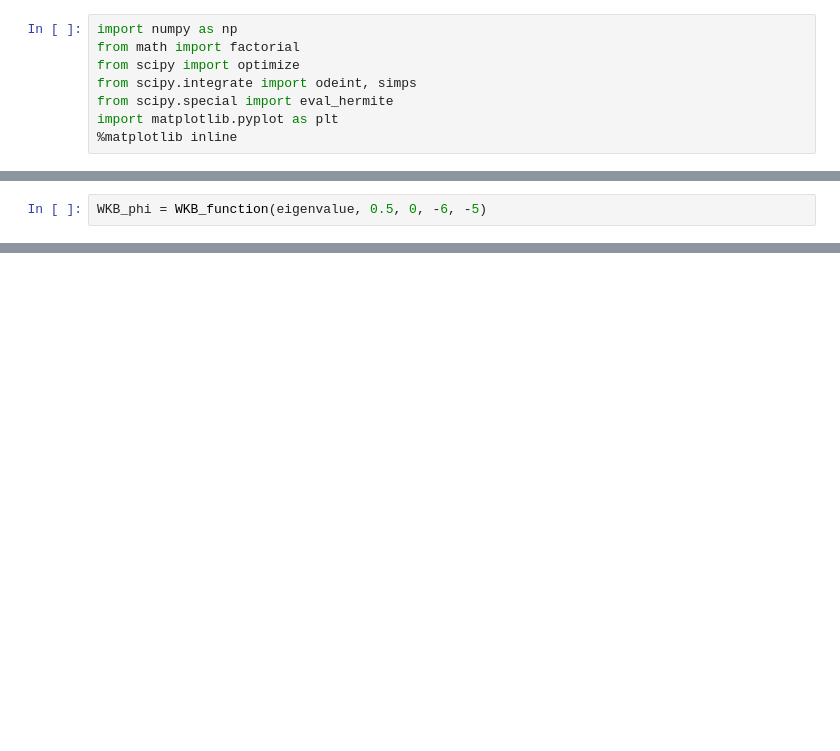
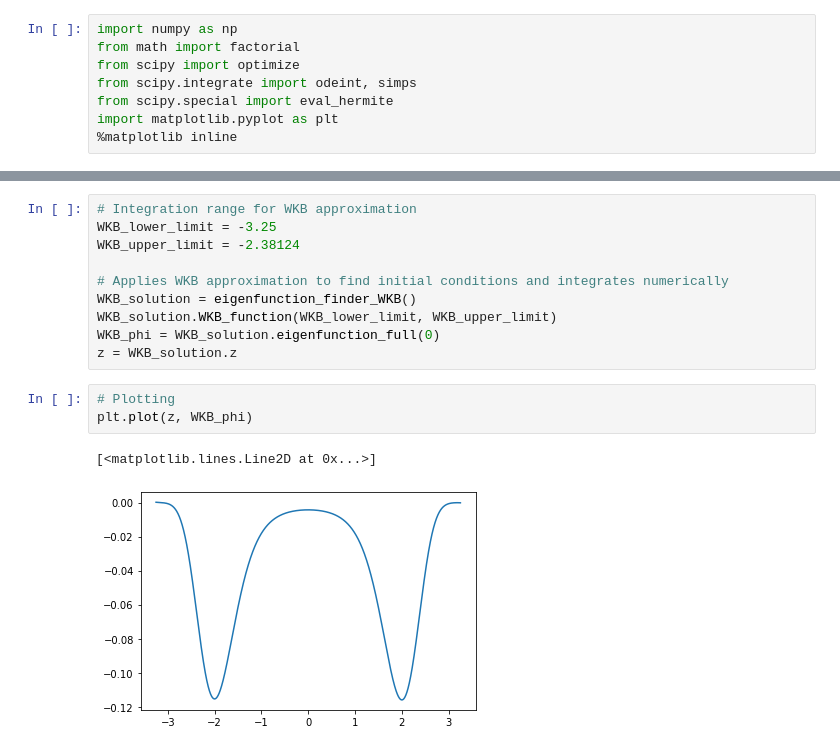
Before and after one commit to oleksiysmola/MSci-Project-Solving-the-Fokker-Planck-equation, a Jupyter notebook: Asymmetric Potentials.ipynb, the cells around one changed output, grey strips where cells are left out. Saved outputs shown, nothing was run; the diff lists cells and outputs as text; blank space fills up the shorter version.

Commit message:
Implementated WKB approximation to reproduce some of the asymmetric solutions.

```diff
--- a/Asymmetric Potentials.ipynb
+++ b/Asymmetric Potentials.ipynb
@@ -165,2 +133,0 @@ def WKB_function(eigenvalue, c_1, c_2, lower_limit, upper_limit):
-# %%
-WKB_phi = WKB_function(eigenvalue, 0.5, 0, -6, -5)
@@ -166,0 +268,16 @@ WKB_phi = WKB_function(eigenvalue, 0.5, 0, -6, -5)
+# %%
+# Integration range for WKB approximation
+WKB_lower_limit = -3.25
+WKB_upper_limit = -2.38124
+
+# Applies WKB approximation to find initial conditions and integrates numerically
+WKB_solution = eigenfunction_finder_WKB()
+WKB_solution.WKB_function(WKB_lower_limit, WKB_upper_limit)
+WKB_phi = WKB_solution.eigenfunction_full(0)
+z = WKB_solution.z
+# %%
+# Plotting
+plt.plot(z, WKB_phi)
+# %% [output]
+[<matplotlib.lines.Line2D at 0x...>]
+[figure, added]
```
Also changed, not shown: parts of 25 cells of this notebook.
